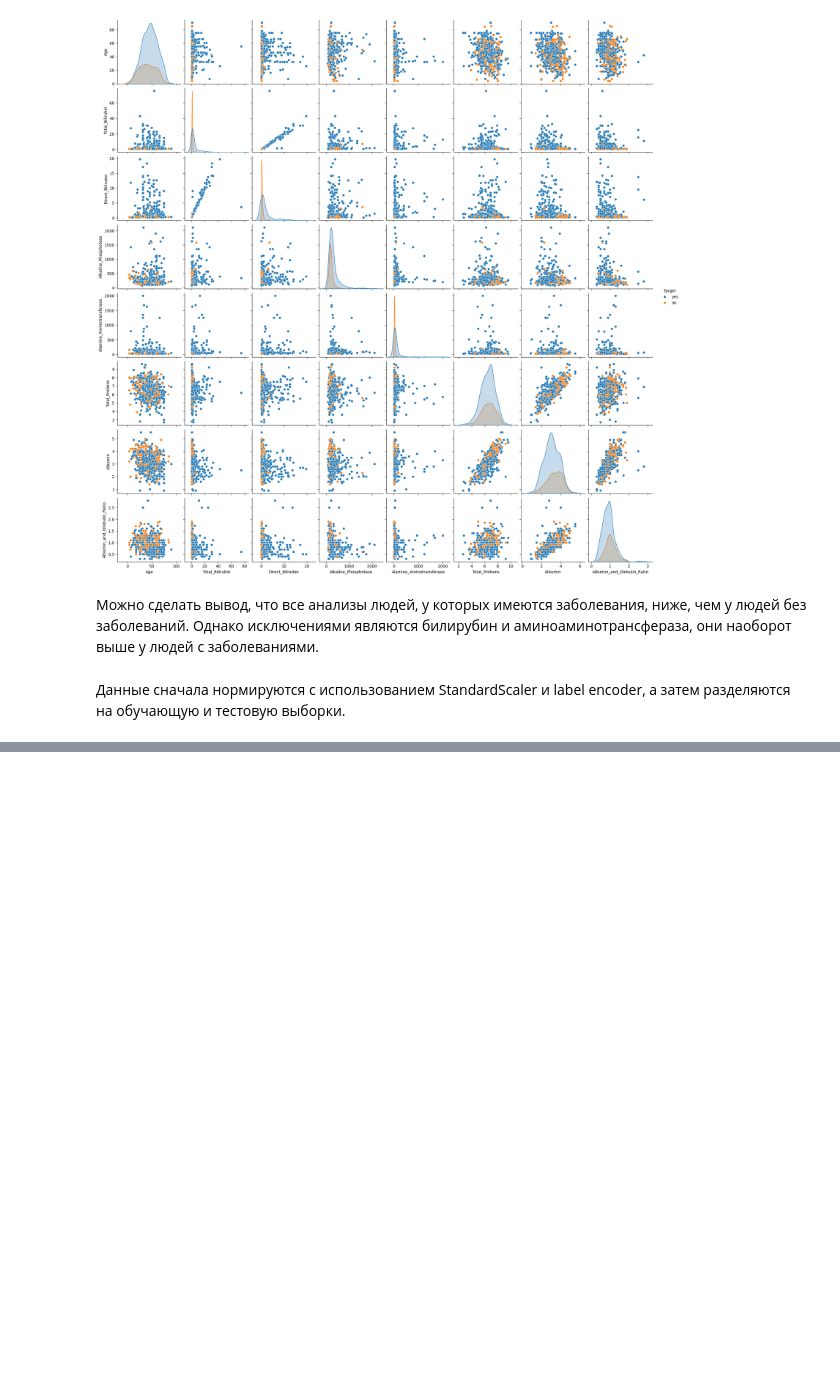
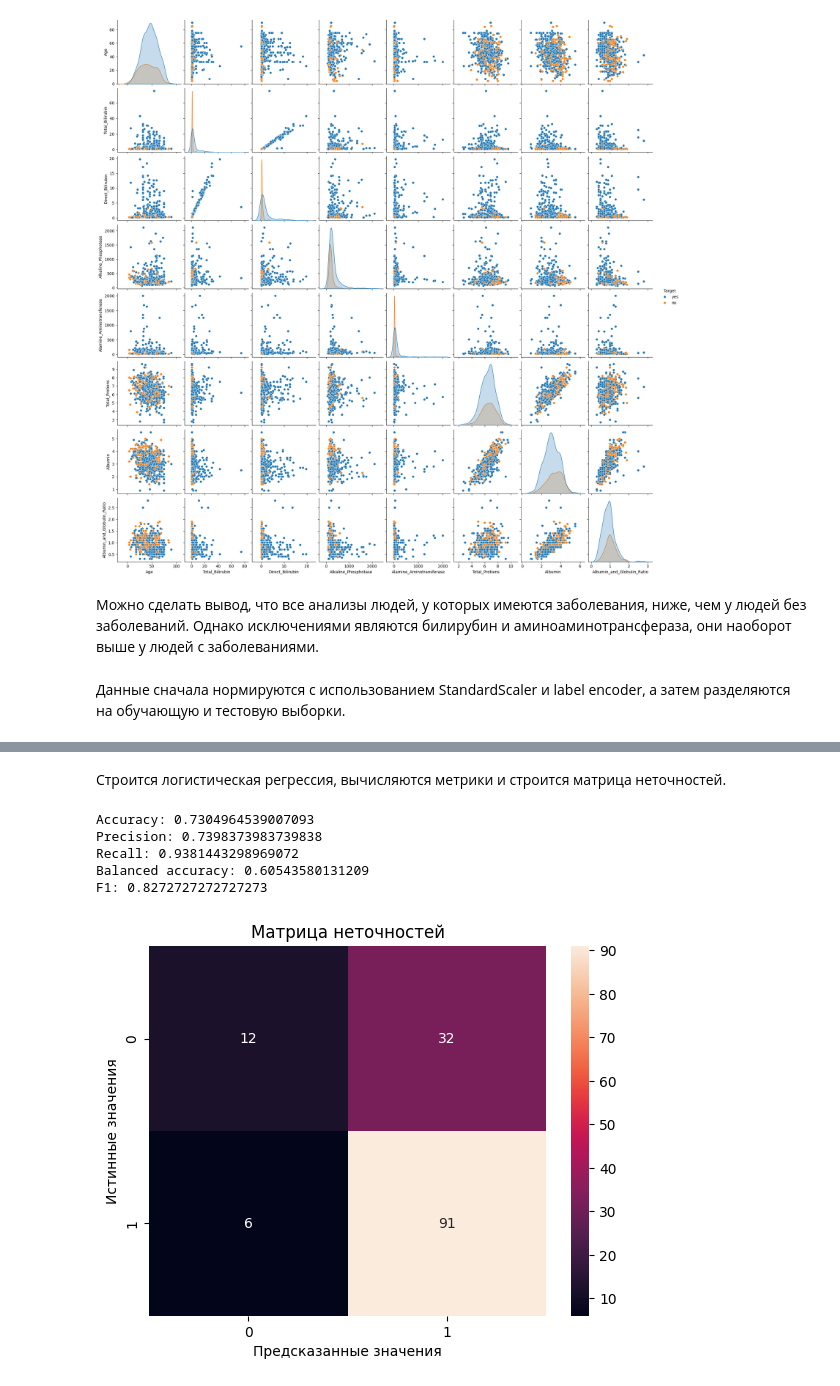
Before and after one commit to MaksimLevchenko/data_analyze_5, a Jupyter notebook: Lr5.ipynb, the cells around one changed output, grey strips where cells are left out. Saved outputs shown, nothing was run; the diff lists cells and outputs as text; code cells hidden in the pictures; blank space fills up the shorter version.

```diff
--- a/Lr5.ipynb
+++ b/Lr5.ipynb
@@ -136,0 +195,18 @@ F1: 0.7962085308056872
+# %% [markdown]
+Строится логистическая регрессия, вычисляются метрики и строится матрица неточностей.
+# %%
+model = LogisticRegression(random_state=0)
+model.fit(x_train, y_train)
+y_pred = model.predict(x_test)
+lr_probs = model.predict_proba(x_test)[:, 1]
+lr_fpr, lr_tpr, _ = roc_curve(y_test, lr_probs)
+lr_auc = roc_auc_score(y_test, lr_probs)
+
+show_matrix(y_test, y_pred)
+# %% [output]
+Accuracy: 0.7304964539007093
+Precision: 0.7398373983739838
+Recall: 0.9381443298969072
+Balanced accuracy: 0.60543580131209
+F1: 0.8272727272727273
+[figure, added]
```
Also changed, not shown: parts of 16 cells of this notebook.
